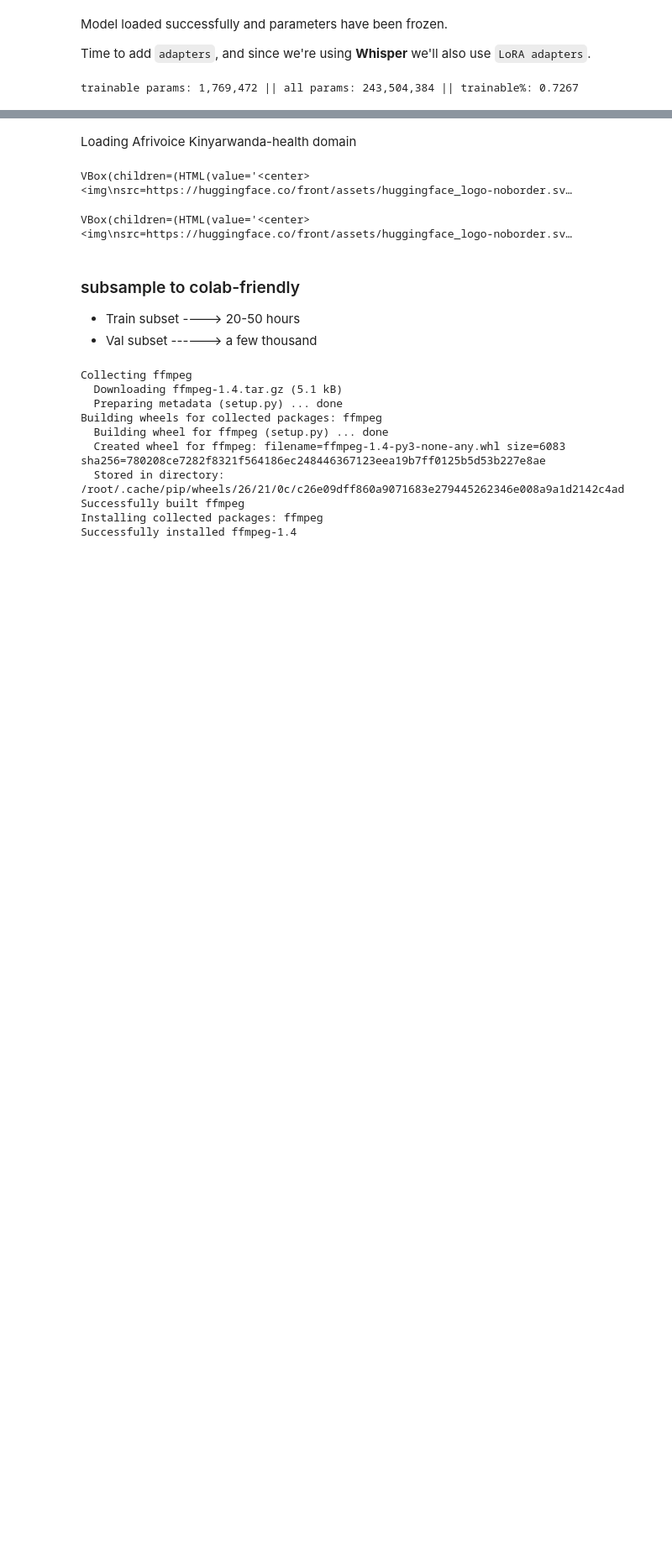
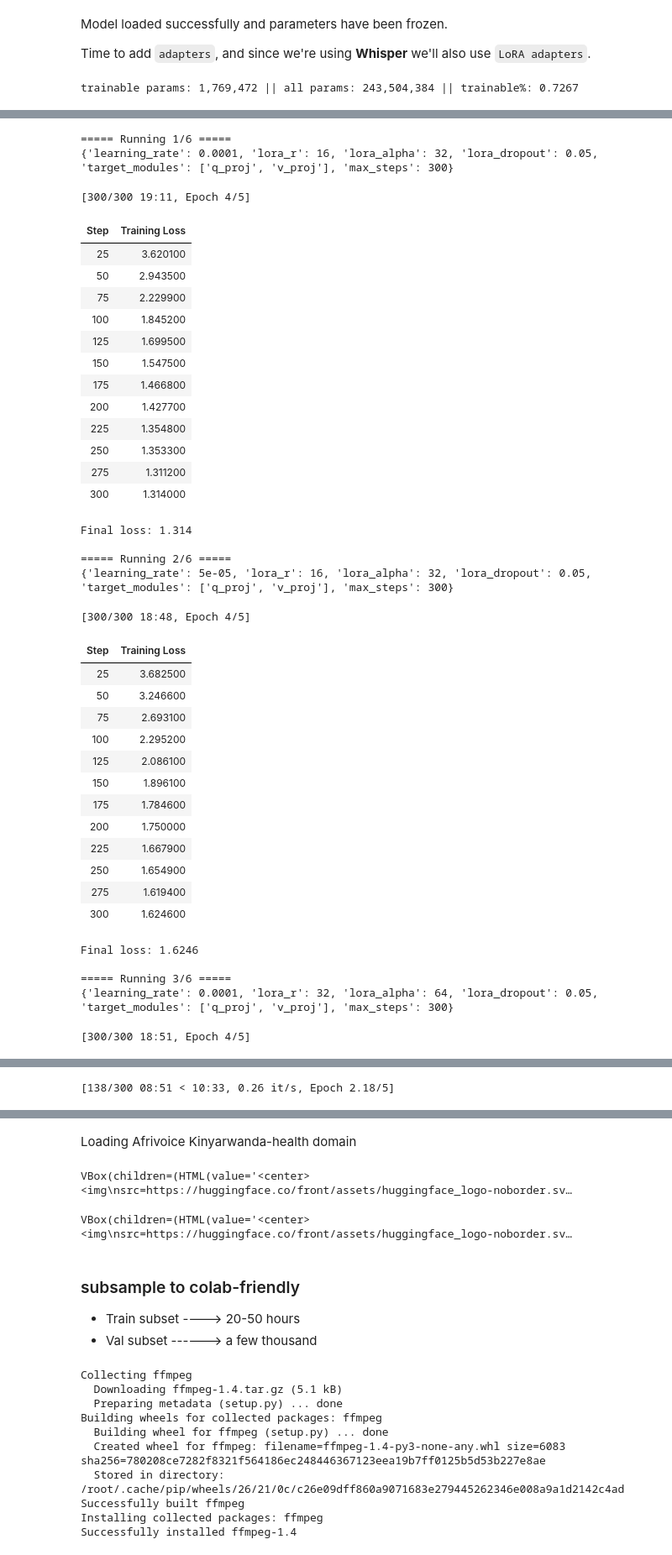
Before and after one commit to MarwaBrian/ASR_Fellowship_Challenge, a Jupyter notebook: Indaba.ipynb, the cells around one changed output, grey strips where cells are left out. Shown at 84% size. Cells and saved outputs as stored; diff of their text form; code cells hidden in the pictures; blank space fills up the shorter version.

```diff
--- a/Indaba.ipynb
+++ b/Indaba.ipynb
@@ -571,0 +1034,65 @@ trainable params: 1,769,472 || all params: 243,504,384 || trainable%: 0.7267
+# %%
+results = []
+
+for i, cfg in enumerate(param_grid):
+    print(f"\n===== Running {i+1}/{len(param_grid)} =====")
+    print(cfg)
+    out = run_lora_trial(cfg, i+1)
+    results.append(out)
+    print(f"Final loss: {out['loss']}")
+
+# Sort by loss
+results = sorted(results, key=lambda x: x["loss"])
+
+print("\n===== SORTED RESULTS =====")
+for r in results:
+    print(f"{r['name']} | loss={r['loss']:.4f}")
+
+best_two = results[:2]
+
+print("\n===== BEST TWO CONFIGS =====")
+for r in best_two:
+    print("\nName:", r["name"])
+    print("Loss:", r["loss"])
+    print("Config:", r["cfg"])
+    print("Checkpoint:", r["dir"])
+# %% [output]
+===== Running 1/6 =====
+{'learning_rate': 0.0001, 'lora_r': 16, 'lora_alpha': 32, 'lora_dropout': 0.05, 'target_modules': ['q_proj', 'v_proj'], 'max_steps': 300}
+[300/300 19:11, Epoch 4/5]
+| Step | Training Loss |
+| 25 | 3.620100 |
+| 50 | 2.943500 |
+| 75 | 2.229900 |
+| 100 | 1.845200 |
+| 125 | 1.699500 |
+| 150 | 1.547500 |
+| 175 | 1.466800 |
+| 200 | 1.427700 |
+| 225 | 1.354800 |
+| 250 | 1.353300 |
+| 275 | 1.311200 |
+| 300 | 1.314000 |
+Final loss: 1.314
+
+===== Running 2/6 =====
+{'learning_rate': 5e-05, 'lora_r': 16, 'lora_alpha': 32, 'lora_dropout': 0.05, 'target_modules': ['q_proj', 'v_proj'], 'max_steps': 300}
+[300/300 18:48, Epoch 4/5]
+| Step | Training Loss |
+| 25 | 3.682500 |
+| 50 | 3.246600 |
+| 75 | 2.693100 |
+| 100 | 2.295200 |
+| 125 | 2.086100 |
+| 150 | 1.896100 |
+| 175 | 1.784600 |
+| 200 | 1.750000 |
+| 225 | 1.667900 |
+| 250 | 1.654900 |
+| 275 | 1.619400 |
+| 300 | 1.624600 |
+Final loss: 1.6246
+
+===== Running 3/6 =====
+{'learning_rate': 0.0001, 'lora_r': 32, 'lora_alpha': 64, 'lora_dropout': 0.05, 'target_modules': ['q_proj', 'v_proj'], 'max_steps': 300}
+[300/300 18:51, Epoch 4/5]
@@ -571,0 +1116 @@ trainable params: 1,769,472 || all params: 243,504,384 || trainable%: 0.7267
+[138/300 08:51 < 10:33, 0.26 it/s, Epoch 2.18/5]
```
Also changed, not shown: parts of 38 cells of this notebook.
